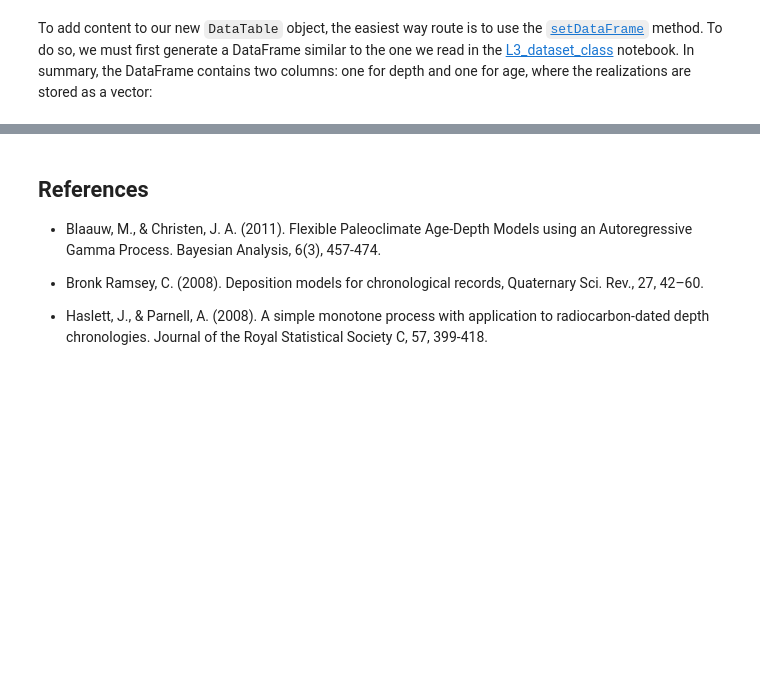
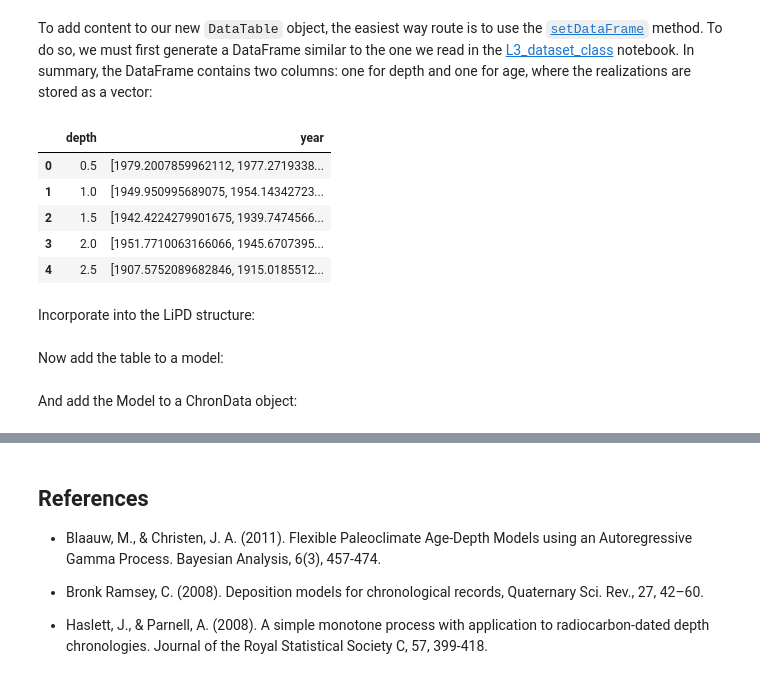
Before and after one commit to LinkedEarth/pylipdTutorials, a Jupyter notebook: notebooks/L3_editing.ipynb, the cells around one changed output, grey strips where cells are left out. Cells and saved outputs as stored; diff of their text form; code cells hidden in the pictures; blank space fills up the shorter version.

```diff
--- a/notebooks/L3_editing.ipynb
+++ b/notebooks/L3_editing.ipynb
@@ -216,0 +206,17 @@ cd.addModeledBy(model)
+# %%
+# Initialize empty DataFrame with the depth column
+df_ens = pd.DataFrame({'depth': data_tables[0]['depth']})
+
+# Add the year data - each row will contain one vector from array_data
+df_ens['year'] = [ens[i,:] for i in range(len(time))]
+
+df_ens.head()
+# %% [output]
+|  | depth | year |
+| 0 | 0.5 | [1979.2007859962112, 1977.2719338... |
+| 1 | 1.0 | [1949.950995689075, 1954.14342723... |
+| 2 | 1.5 | [1942.4224279901675, 1939.7474566... |
+| 3 | 2.0 | [1951.7710063166066, 1945.6707395... |
+| 4 | 2.5 | [1907.5752089682846, 1915.0185512... |
+# %% [markdown]
+Incorporate into the LiPD structure:
@@ -216,0 +225,2 @@ cd.addModeledBy(model)
+# %% [markdown]
+Now add the table to a model:
@@ -216,0 +231,2 @@ cd.addModeledBy(model)
+# %% [markdown]
+And add the Model to a ChronData object:
```
Also changed, not shown: parts of 12 cells of this notebook, 1 other file.
